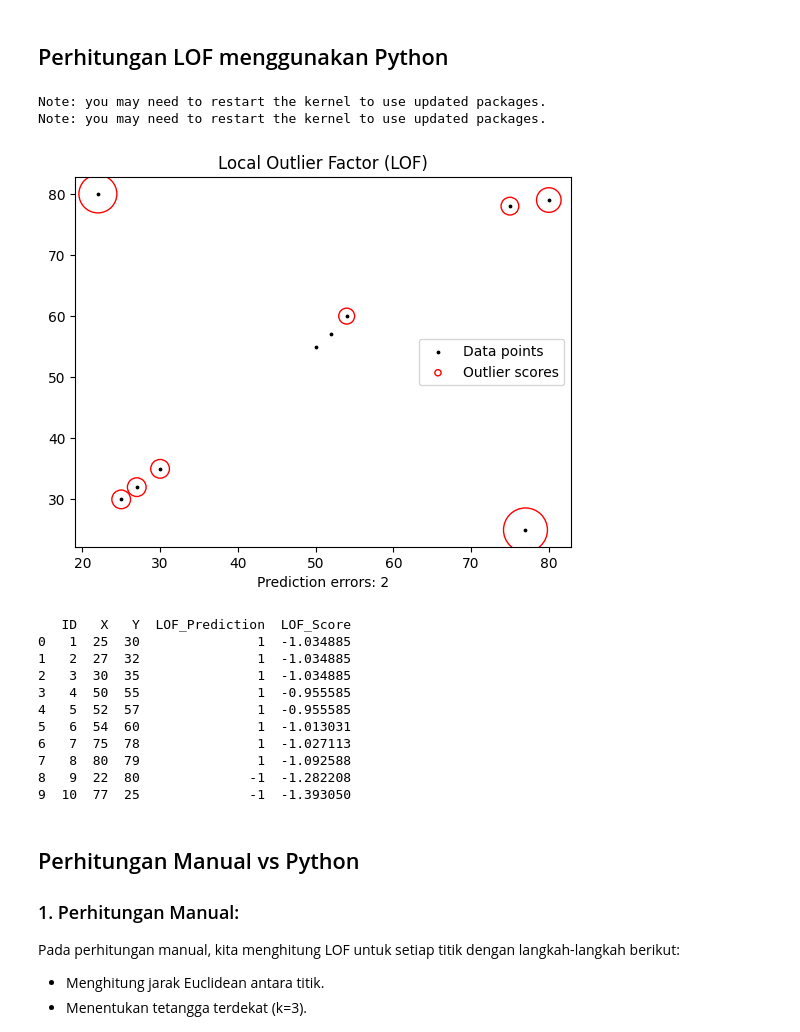
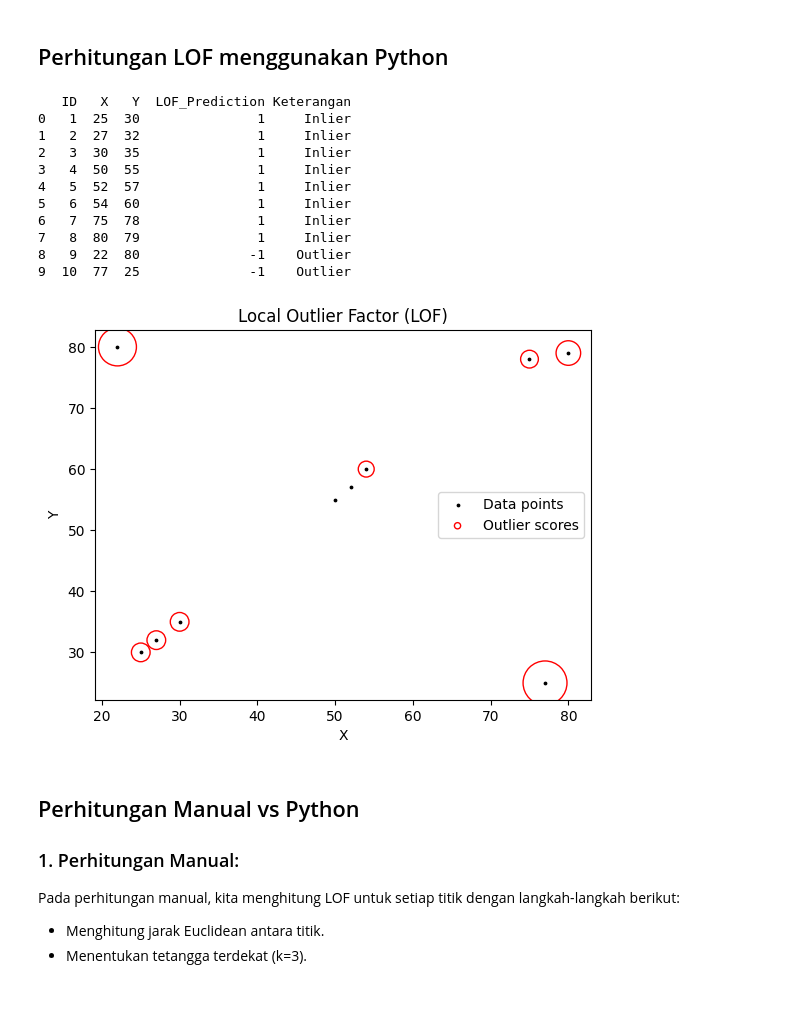
Before and after one commit to Zulfri-23-176/tryPendat, a Jupyter notebook: pendat/LOF.ipynb, the cells around one changed output. Saved outputs shown, nothing was run; the diff lists cells and outputs as text; code cells hidden in the pictures; blank space fills up the shorter version.

```diff
--- a/pendat/LOF.ipynb
+++ b/pendat/LOF.ipynb
@@ -312,49 +312,73 @@ LOF(10):
 # %% [markdown]
 ## Perhitungan LOF menggunakan Python
 # %%
-%pip install scikit-learn -qq
-%pip install matplotlib -qq
-
+import pandas as pd
+import numpy as np
+from sklearn.neighbors import LocalOutlierFactor
 import matplotlib.pyplot as plt
 from matplotlib.legend_handler import HandlerPathCollection
+
+# Membaca data dari file CSV
+data = pd.read_csv('LOF-Data.csv')
+
+# Memilih kolom X dan Y
+X = data[['X', 'Y']].values
+
+# Inisialisasi LOF dengan k=3
+clf = LocalOutlierFactor(n_neighbors=3, contamination=0.2)
+
+# Memprediksi outlier (output akan berupa -1 untuk outlier dan 1 untuk inlier)
+y_pred = clf.fit_predict(X)
+
+# Menambahkan hasil prediksi ke dalam DataFrame
+data['LOF_Prediction'] = y_pred
+
+# Menambahkan kolom keterangan berdasarkan prediksi
+data['Keterangan'] = data['LOF_Prediction'].map({-1: 'Outlier', 1: 'Inlier'})
+
+# Menampilkan hasil prediksi
+print(data[['ID', 'X', 'Y', 'LOF_Prediction', 'Keterangan']])
 
 # Visualisasi hasil
 def update_legend_marker_size(handle, orig):
     "Customize size of the legend marker"
     handle.update_from(orig)
     handle.set_sizes([20])
 
 plt.scatter(X[:, 0], X[:, 1], color="k", s=3.0, label="Data points")
-
-# Plot lingkaran dengan radius proporsional terhadap skor outlier
+# plot circles with radius proportional to the outlier scores
+X_scores = clf.negative_outlier_factor_
 radius = (X_scores.max() - X_scores) / (X_scores.max() - X_scores.min())
-scatter = plt.scatter(X[:, 0],X[:, 1],s=1000 * radius,edgecolors="r",facecolors="none",label="Outlier scores",)
-
+scatter = plt.scatter(
+    X[:, 0],
+    X[:, 1],
+    s=1000 * radius,
+    edgecolors="r",
+    facecolors="none",
+    label="Outlier scores",
+)
 plt.axis("tight")
-plt.xlabel("Prediction errors: %d" % (y_pred[y_pred == -1].size))  # Jumlah outlier
-plt.legend(handler_map={scatter: HandlerPathCollection(update_func=update_legend_marker_size)})
+plt.xlabel("X")
+plt.ylabel("Y")
+plt.legend(
+    handler_map={scatter: HandlerPathCollection(
+        update_func=update_legend_marker_size)}
+)
 plt.title("Local Outlier Factor (LOF)")
 plt.show()
-
-# Output hasil prediksi
-data["LOF_Prediction"] = y_pred
-data["LOF_Score"] = X_scores
-print(data)
 # %% [output]
-Note: you may need to restart the kernel to use updated packages.
-Note: you may need to restart the kernel to use updated packages.
+   ID   X   Y  LOF_Prediction Keterangan
+0   1  25  30               1     Inlier
+1   2  27  32               1     Inlier
+2   3  30  35               1     Inlier
+3   4  50  55               1     Inlier
+4   5  52  57               1     Inlier
+5   6  54  60               1     Inlier
+6   7  75  78               1     Inlier
+7   8  80  79               1     Inlier
+8   9  22  80              -1    Outlier
+9  10  77  25              -1    Outlier
-[figure, old version]
+[figure, new version]
-   ID   X   Y  LOF_Prediction  LOF_Score
-0   1  25  30               1  -1.034885
-1   2  27  32               1  -1.034885
-2   3  30  35               1  -1.034885
-3   4  50  55               1  -0.955585
-4   5  52  57               1  -0.955585
-5   6  54  60               1  -1.013031
-6   7  75  78               1  -1.027113
-7   8  80  79               1  -1.092588
-8   9  22  80              -1  -1.282208
-9  10  77  25              -1  -1.393050
 # %% [markdown]
 ## Perhitungan Manual vs Python
 
```
